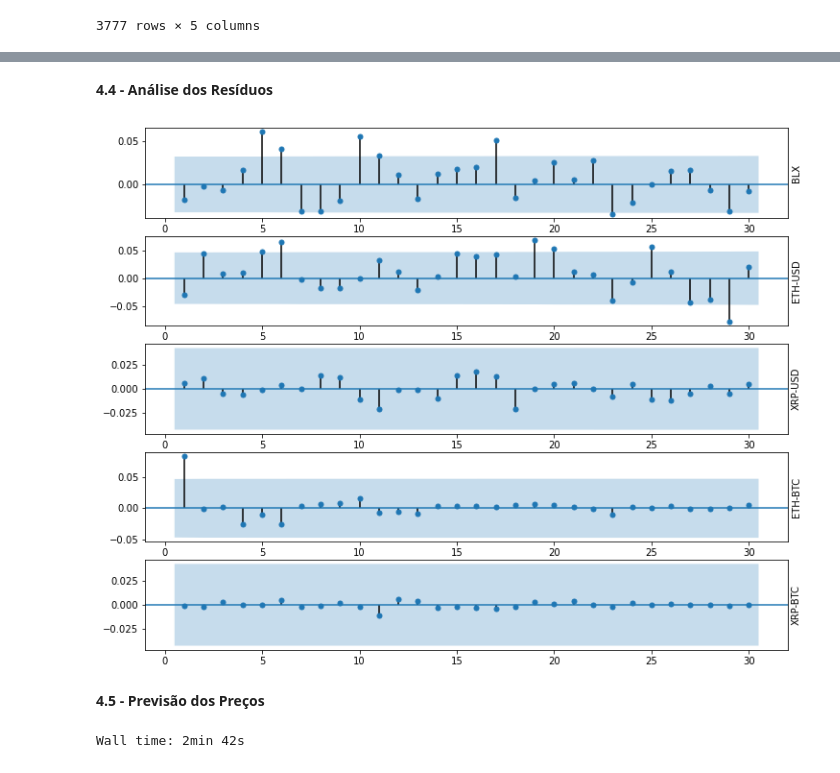
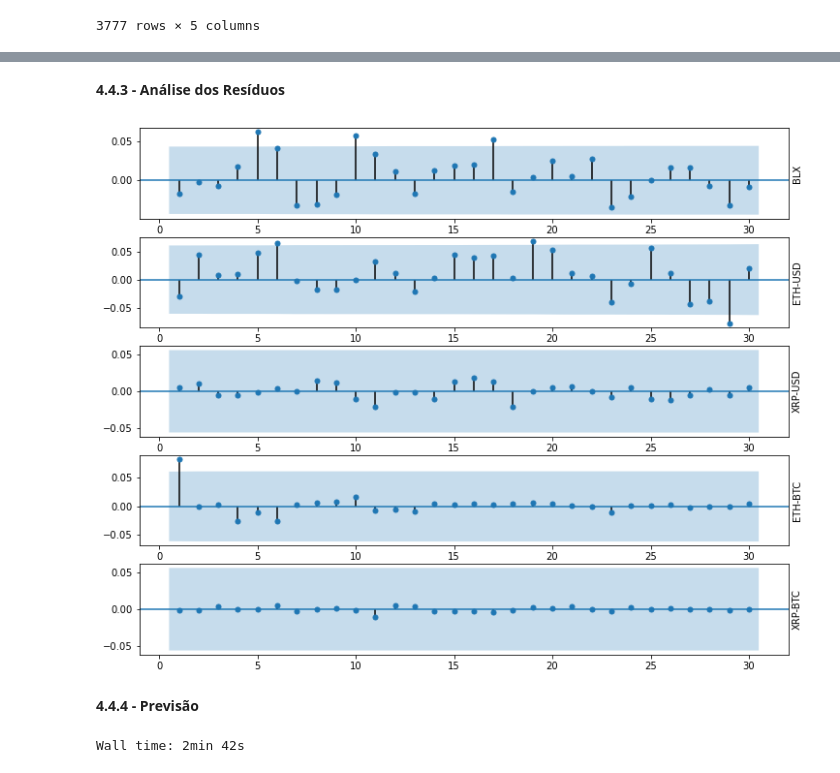
Before and after one commit to vbmeireles/arima, a Jupyter notebook: crypto-autoarima.ipynb, the cells around one changed output, grey strips where cells are left out. Cells and saved outputs as stored; diff of their text form; code cells hidden in the pictures.

```diff
--- a/crypto-autoarima.ipynb
+++ b/crypto-autoarima.ipynb
@@ -691,0 +786,16 @@ vfst = '2020-07-01'
+# %%
+lambdas = pd.DataFrame(index = ['BLX', 'ETH-USD', 'XRP-USD', 'ETH-BTC', 'XRP-BTC'])
+lambdas['Close'] = pd.Series()
+lambdas['Volume'] = pd.Series()
+
+# Transformação Box-Cox das séries BLX, ETH-BTC e XRP-BTC (Close e Volume)
+for market in ['BLX', 'ETH-BTC', 'XRP-BTC']:
+    markets[market]['BClose'], lambdas.Close[market] = boxcox(markets[market].Close)
+    markets[market]['BVolume'], lambdas.Volume[market] = boxcox(markets[market].Volume)
+
+# Transformação Box-Cox das séries ETH-USD e XRP-USD (EClose e EVolume)
+for market in ['ETH-USD', 'XRP-USD']:
+    markets[market]['BClose'], lambdas.Close[market] = boxcox(markets[market].EClose)
+    markets[market]['BVolume'], lambdas.Volume[market] = boxcox(markets[market].EVolume)
+
+lambdas
@@ -694,9 +811,10 @@ vfst = '2020-07-01'
 # %%
 %%time
+
 arima = pd.Series()
 
 # Ajuste automático dos modelos ARIMA por meio do método auto_arima()
-for index, lbd in lambdas.items():
+for index, lbd in lambdas.Close.items():
     arima[index] = pm.auto_arima(markets[index].BClose[:tlst], seasonal=False)
     print(index, arima[index].order)
 # %% [output]
@@ -709,34 +827,34 @@ Wall time: 23.6 s
 # %% [markdown]
-<strong>4.4 - Análise dos Resíduos</strong>
+<strong>4.4.3 - Análise dos Resíduos</strong>
 # %%
 fig, ax = pp.subplots(5)
 fig.set_size_inches(12, 10)
 
-pm.plot_acf(arima['BLX'].resid(), ax=ax[0], lags=30, alpha=.05, title='', zero=False, show=False)
+pm.plot_acf(arima['BLX'].resid(), ax=ax[0], lags=30, alpha=.01, title='', zero=False, show=False)
 ax[0].set_ylabel('BLX')
 ax[0].yaxis.set_label_position('right')
 
-pm.plot_acf(arima['ETH-USD'].resid(), ax=ax[1], lags=30, alpha=.05, title='', zero=False, show=False)
+pm.plot_acf(arima['ETH-USD'].resid(), ax=ax[1], lags=30, alpha=.01, title='', zero=False, show=False)
 ax[1].set_ylabel('ETH-USD')
 ax[1].yaxis.set_label_position('right')
 
-pm.plot_acf(arima['XRP-USD'].resid(), ax=ax[2], lags=30, alpha=.05, title='', zero=False, show=False)
+pm.plot_acf(arima['XRP-USD'].resid(), ax=ax[2], lags=30, alpha=.01, title='', zero=False, show=False)
 ax[2].set_ylabel('XRP-USD')
 ax[2].yaxis.set_label_position('right')
 
-pm.plot_acf(arima['ETH-BTC'].resid(), ax=ax[3], lags=30, alpha=.05, title='', zero=False, show=False)
+pm.plot_acf(arima['ETH-BTC'].resid(), ax=ax[3], lags=30, alpha=.01, title='', zero=False, show=False)
 ax[3].set_ylabel('ETH-BTC')
 ax[3].yaxis.set_label_position('right')
 
-pm.plot_acf(arima['XRP-BTC'].resid(), ax=ax[4], lags=30, alpha=.05, title='', zero=False, show=False)
+pm.plot_acf(arima['XRP-BTC'].resid(), ax=ax[4], lags=30, alpha=.01, title='', zero=False, show=False)
 ax[4].set_ylabel('XRP-BTC')
 ax[4].yaxis.set_label_position('right')
 
 fig.show()
 # %% [output]
-[figure, old version]
+[figure, new version]
 # %% [markdown]
-<strong>4.5 - Previsão dos Preços</strong>
+<strong>4.4.4 - Previsão</strong>
 # %%
 %%time
 
```
Also changed, not shown: parts of 38 cells of this notebook.
